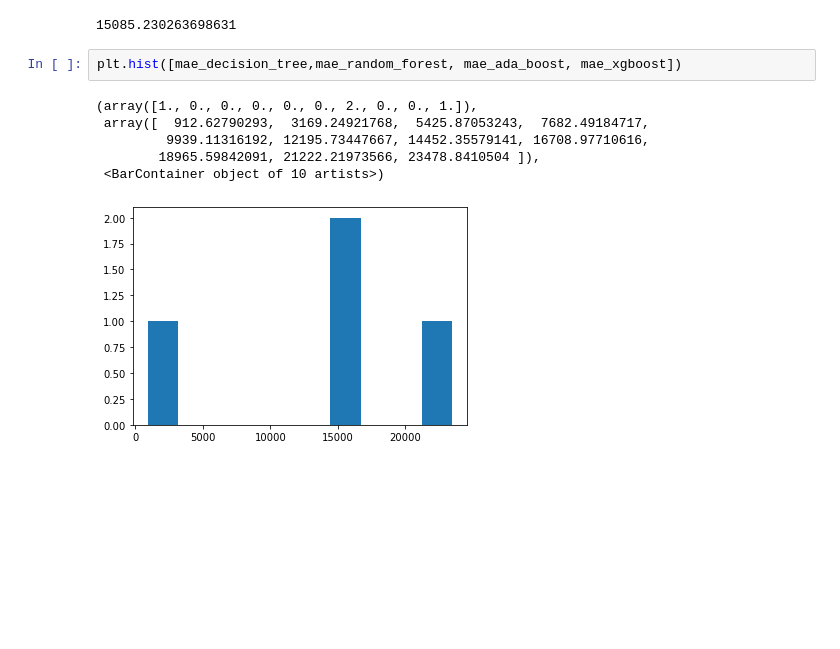
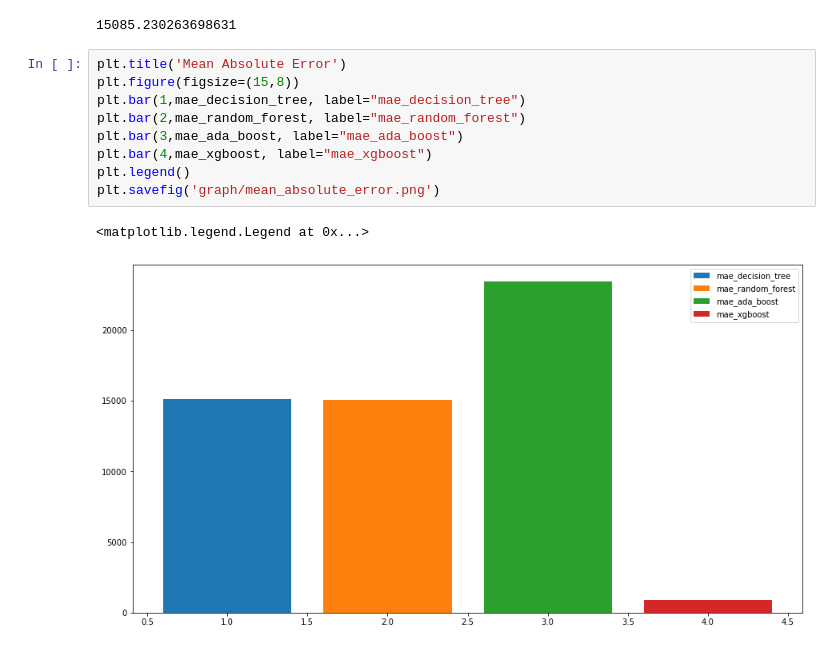
Before and after one commit to Saitam1602/esame-algoritmi, a Jupyter notebook: src/test.ipynb, the cells around one changed output. Saved outputs shown, nothing was run; the diff lists cells and outputs as text; blank space fills up the shorter version.

```diff
--- a/src/test.ipynb
+++ b/src/test.ipynb
@@ -91,12 +93,15 @@ mae_xgboost = mean_absolute_error(df_ris['y_true'], df_ris['predict_xgboost'])
 mae_random_forest
 # %% [output]
 15085.230263698631
-# %%
-plt.hist([mae_decision_tree,mae_random_forest, mae_ada_boost, mae_xgboost])
-# %% [output]
-(array([1., 0., 0., 0., 0., 0., 2., 0., 0., 1.]),
- array([  912.62790293,  3169.24921768,  5425.87053243,  7682.49184717,
-         9939.11316192, 12195.73447667, 14452.35579141, 16708.97710616,
-        18965.59842091, 21222.21973566, 23478.8410504 ]),
- <BarContainer object of 10 artists>)
-[figure, removed]
+# %%
+plt.title('Mean Absolute Error')
+plt.figure(figsize=(15,8))
+plt.bar(1,mae_decision_tree, label="mae_decision_tree")
+plt.bar(2,mae_random_forest, label="mae_random_forest")
+plt.bar(3,mae_ada_boost, label="mae_ada_boost")
+plt.bar(4,mae_xgboost, label="mae_xgboost")
+plt.legend()
+plt.savefig('graph/mean_absolute_error.png')
+# %% [output]
+<matplotlib.legend.Legend at 0x...>
+[figure, added]
```
Also changed, not shown: parts of 2 cells of this notebook, 3 other files.
